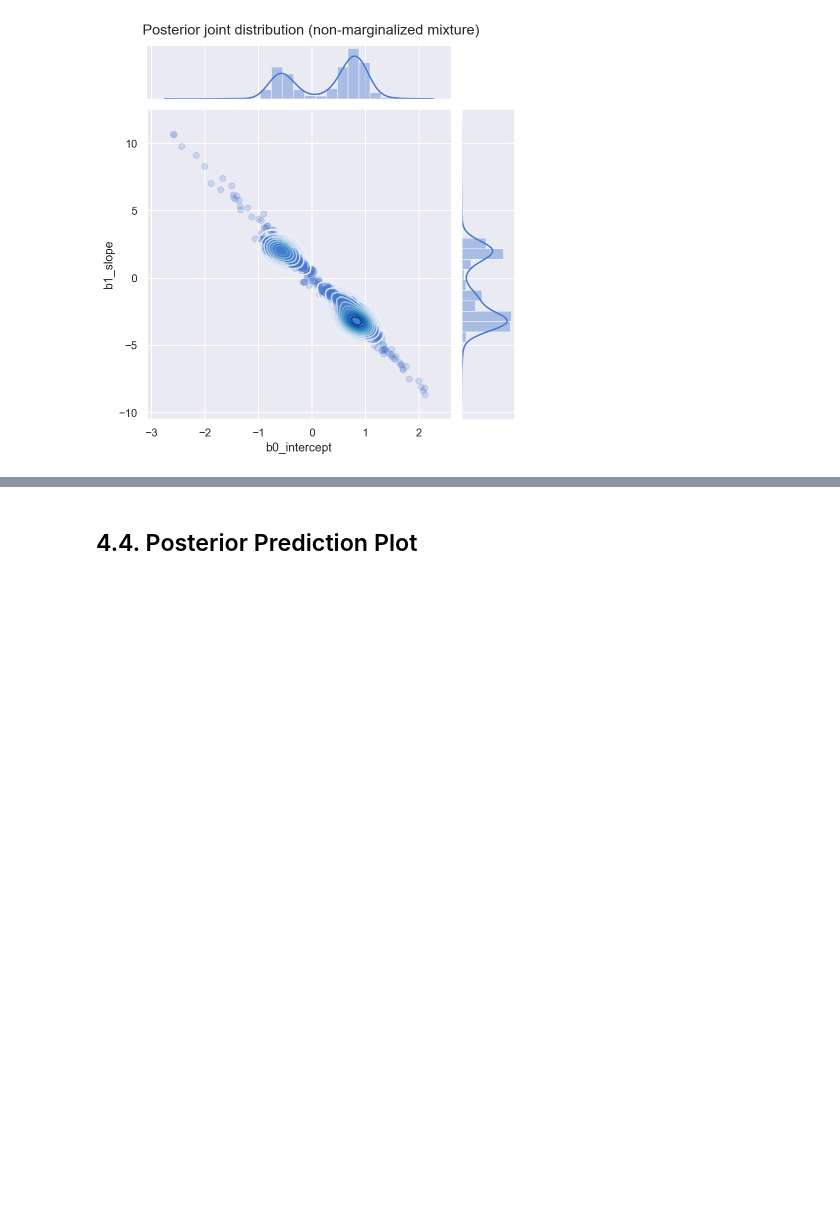
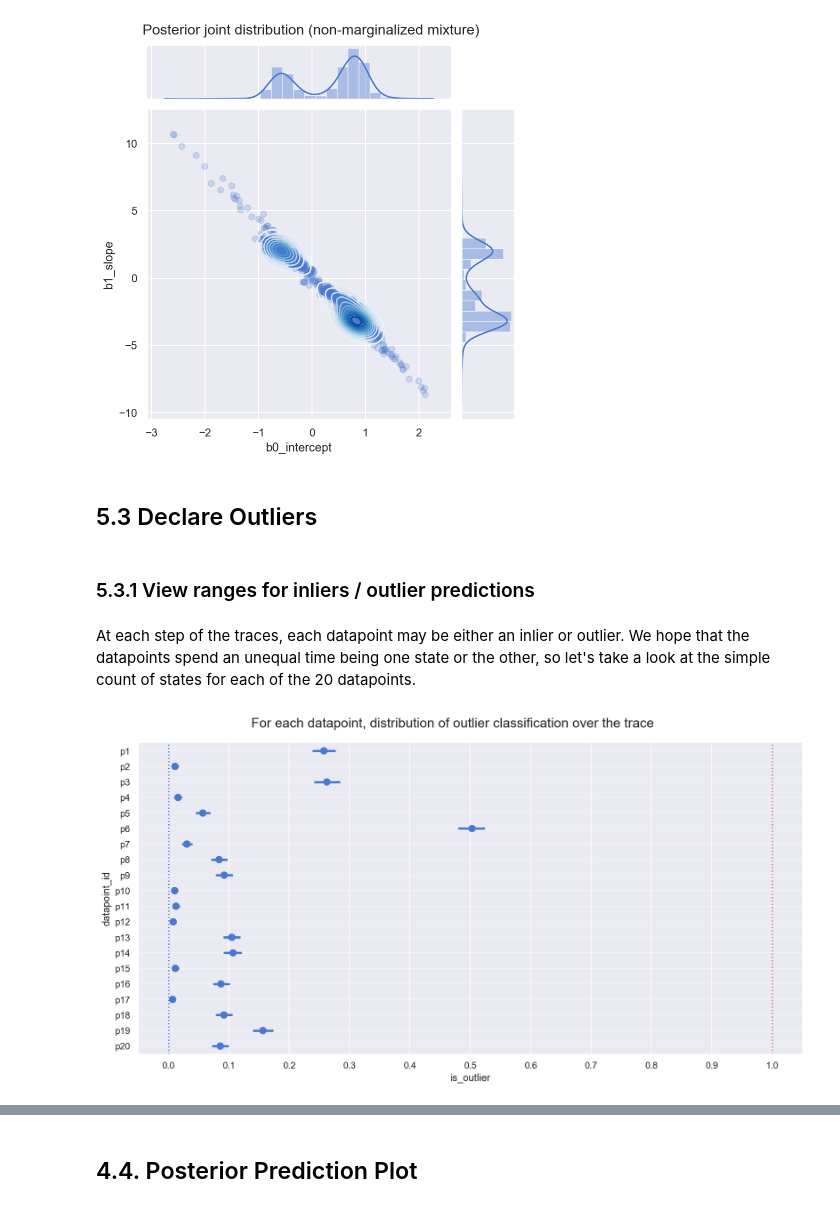
Before and after one commit to jonsedar/pymc3_examples, a Jupyter notebook: notebooks/glm-robust-regression-using-a-gmm-for-outlier-classification.ipynb, the cells around one changed output, grey strips where cells are left out. Cells and saved outputs as stored; diff of their text form; code cells hidden in the pictures; blank space fills up the shorter version.

```diff
--- a/notebooks/glm-robust-regression-using-a-gmm-for-outlier-classification.ipynb
+++ b/notebooks/glm-robust-regression-using-a-gmm-for-outlier-classification.ipynb
@@ -560,3 +547,24 @@ gd.plot_joint(sns.kdeplot, zorder=2, cmap='Blues', n_levels=12)
 _ = gd.fig.suptitle('Posterior joint distribution (non-marginalized mixture)', y=1.02)
 # %% [output]
 [figure]
+# %% [markdown]
+## 5.3 Declare Outliers
+# %% [markdown]
+### 5.3.1 View ranges for inliers / outlier predictions
+# %% [markdown]
+At each step of the traces, each datapoint may be either an inlier or outlier. We hope that the datapoints spend an unequal time being one state or the other, so let's take a look at the simple count of states for each of the 20 datapoints.
+# %%
+dfp = pd.DataFrame(trc_mix.get_values('cat'), columns=dfhoggs.index)
+dfm = dfp.melt(var_name=['datapoint_id'], value_name='is_outlier')
+
+gd = sns.catplot(y='datapoint_id', x='is_outlier', data=dfm,
+                 kind='point', join=False, height=6, aspect=2)
+_ = gd.fig.axes[0].set(xlim=(-0.05,1.05), xticks=np.arange(0, 1.1, 0.1))
+_ = gd.fig.axes[0].axvline(x=0, color='b', linestyle=':')
+_ = gd.fig.axes[0].axvline(x=1, color='r', linestyle=':')
+_ = gd.fig.axes[0].yaxis.grid(True, linestyle='-', which='major',
+                              color='w', alpha=0.4)
+_ = gd.fig.suptitle(('For each datapoint, distribution of outlier classification '+
+                    'over the trace'), y=1.04, fontsize=16)
+# %% [output]
+[figure, added]
```
Also changed, not shown: parts of 7 cells of this notebook.
